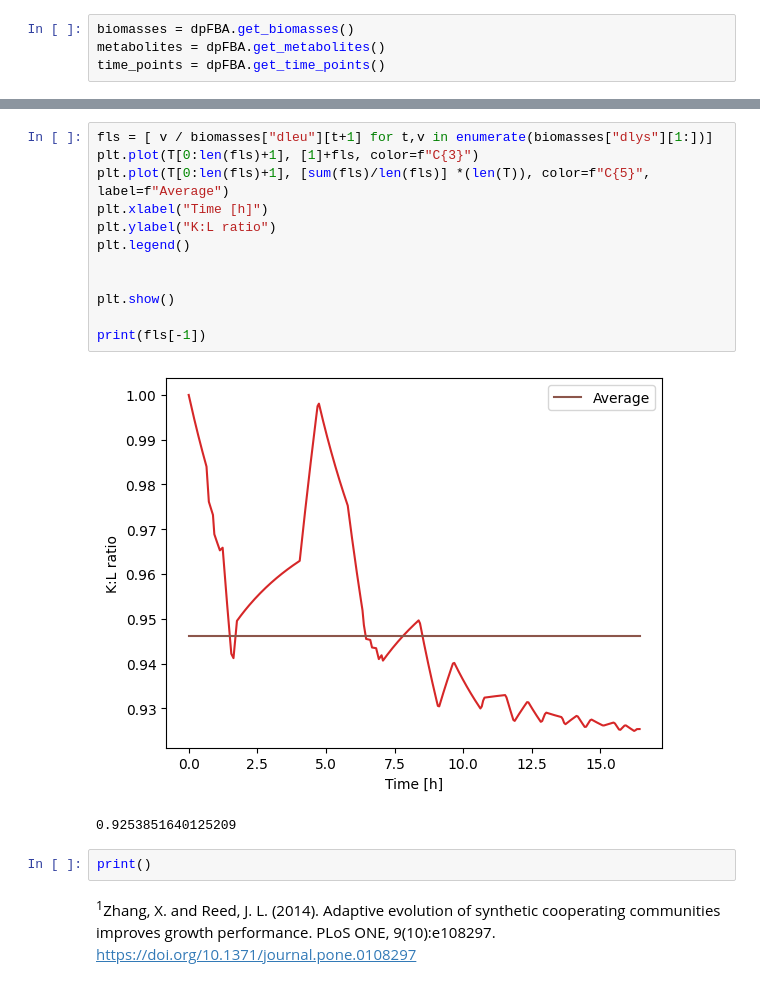
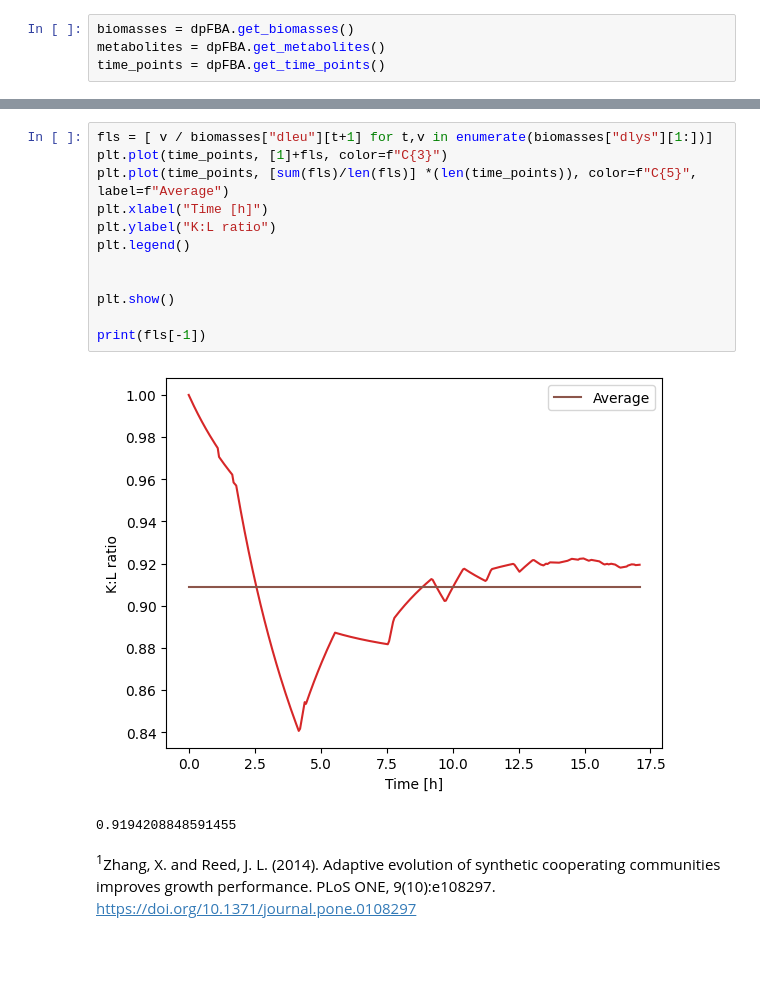
Before and after one commit to StevenWijnen/major_research_project_sysbio, a Jupyter notebook: results/code/ecoli/dpFBA_constrained.ipynb, the cells around one changed output, grey strips where cells are left out. Saved outputs shown, nothing was run; the diff lists cells and outputs as text; blank space fills up the shorter version.

```diff
--- a/results/code/ecoli/dpFBA_constrained.ipynb
+++ b/results/code/ecoli/dpFBA_constrained.ipynb
@@ -194,20 +212,18 @@ print(sum(xcomm)/len(xcomm))
 # %%
 fls = [ v / biomasses["dleu"][t+1] for t,v in enumerate(biomasses["dlys"][1:])]
-plt.plot(T[0:len(fls)+1], [1]+fls, color=f"C{3}")
-plt.plot(T[0:len(fls)+1], [sum(fls)/len(fls)] *(len(T)), color=f"C{5}", label=f"Average")
+plt.plot(time_points, [1]+fls, color=f"C{3}")
+plt.plot(time_points, [sum(fls)/len(fls)] *(len(time_points)), color=f"C{5}", label=f"Average")
 plt.xlabel("Time [h]")
 plt.ylabel("K:L ratio")
 plt.legend()
 
 
 plt.show()
 
 print(fls[-1])
 # %% [output]
-[figure, old version]
+[figure, new version]
-0.9253851640125209
+0.9194208848591455
-# %%
-print()
 # %% [markdown]
 <sup>1</sup>Zhang, X. and Reed, J. L. (2014). Adaptive evolution of synthetic cooperating
 communities improves growth performance. PLoS ONE, 9(10):e108297. https://doi.org/10.1371/journal.pone.0108297
```
Also changed, not shown: parts of 17 cells of this notebook, 5 other files.
